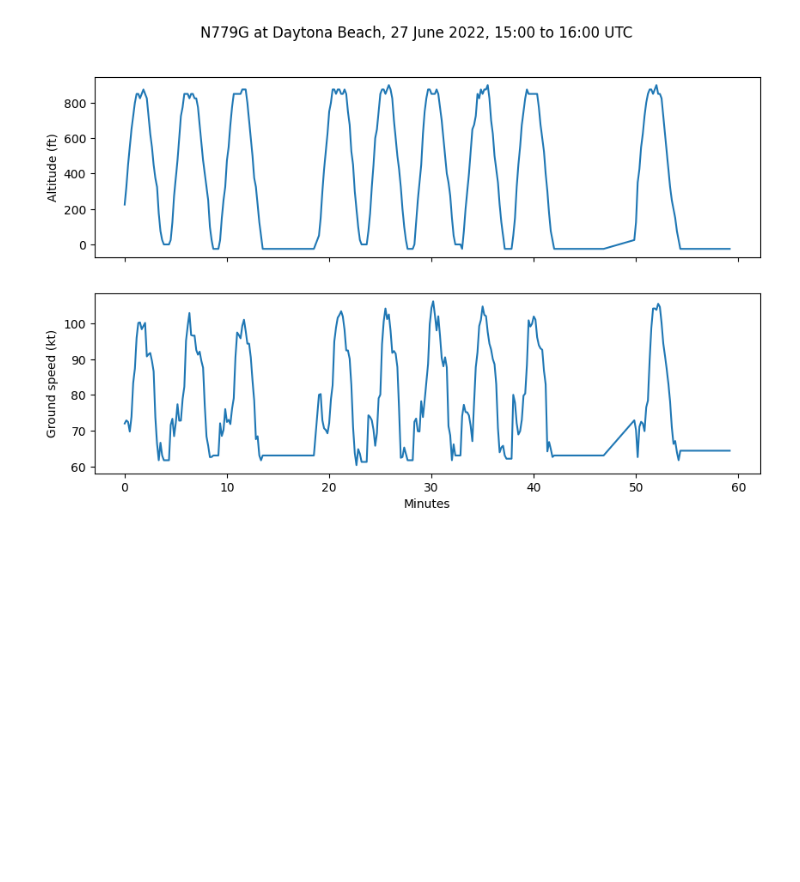
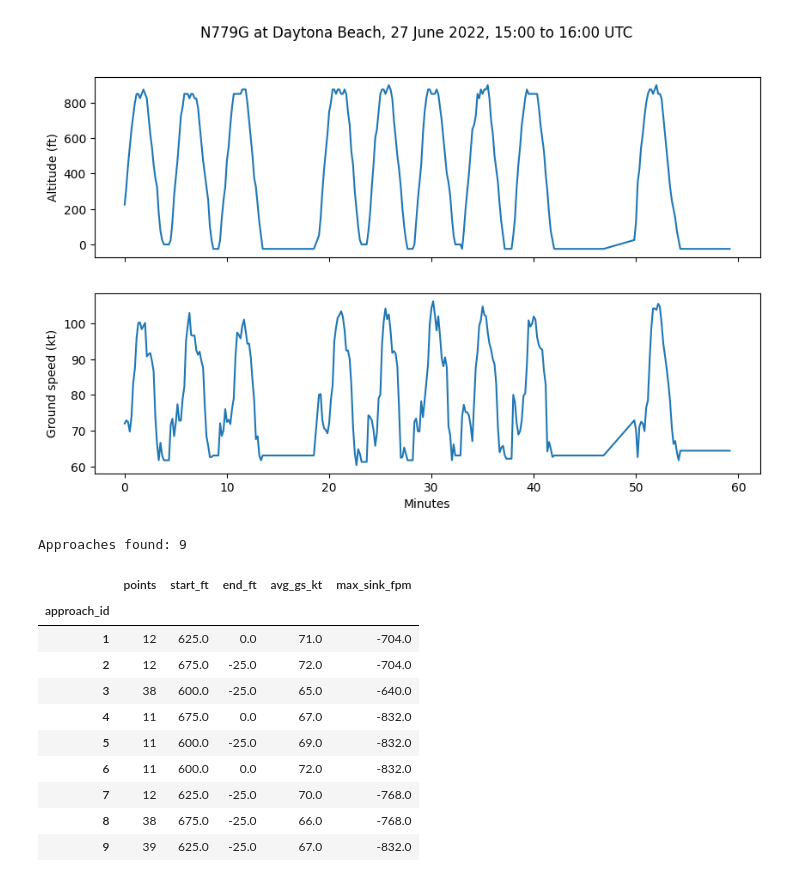
Before and after one commit to samsuseelan/ga-unstable-approach-warning, a Jupyter notebook: stable_approach_check.ipynb, the cells around one changed output. Cells and saved outputs as stored; diff of their text form; code cells hidden in the pictures; blank space fills up the shorter version.

```diff
--- a/stable_approach_check.ipynb
+++ b/stable_approach_check.ipynb
@@ -179,3 +179,43 @@ plt.suptitle("N779G at Daytona Beach, 27 June 2022, 15:00 to 16:00 UTC")
 plt.show()
 # %% [output]
 [figure]
+# %%
+plane = plane.copy()
+
+# A point belongs to an approach if the aircraft descends faster than 100 fpm below 700 ft
+plane["descending"] = (plane["vs_fpm"] < -100) & (plane["alt_ft"] < 700)
+
+# Give each run of descending points its own number
+starts = plane["descending"] & ~plane["descending"].shift(fill_value=False)
+plane["approach_id"] = starts.cumsum()
+
+# Keep only descending points
+descents = plane[plane["descending"]]
+
+# One line per approach
+approach_table = descents.groupby("approach_id").agg(
+    points=("time", "count"),
+    start_ft=("alt_ft", "max"),
+    end_ft=("alt_ft", "min"),
+    avg_gs_kt=("speed_kt", "mean"),
+    max_sink_fpm=("vs_fpm", "min"),
+).round(0)
+
+# Drop very short runs, fewer than 3 points
+approach_table = approach_table[approach_table["points"] >= 3]
+
+print("Approaches found:", len(approach_table))
+approach_table
+# %% [output]
+Approaches found: 9
+|  | points | start_ft | end_ft | avg_gs_kt | max_sink_fpm |
+| approach_id |  |  |  |  |  |
+| 1 | 12 | 625.0 | 0.0 | 71.0 | -704.0 |
+| 2 | 12 | 675.0 | -25.0 | 72.0 | -704.0 |
+| 3 | 38 | 600.0 | -25.0 | 65.0 | -640.0 |
+| 4 | 11 | 675.0 | 0.0 | 67.0 | -832.0 |
+| 5 | 11 | 600.0 | -25.0 | 69.0 | -832.0 |
+| 6 | 11 | 600.0 | 0.0 | 72.0 | -832.0 |
+| 7 | 12 | 625.0 | -25.0 | 70.0 | -768.0 |
+| 8 | 38 | 675.0 | -25.0 | 66.0 | -768.0 |
+| 9 | 39 | 625.0 | -25.0 | 67.0 | -832.0 |
```
Also changed, not shown: parts of 2 cells of this notebook.
